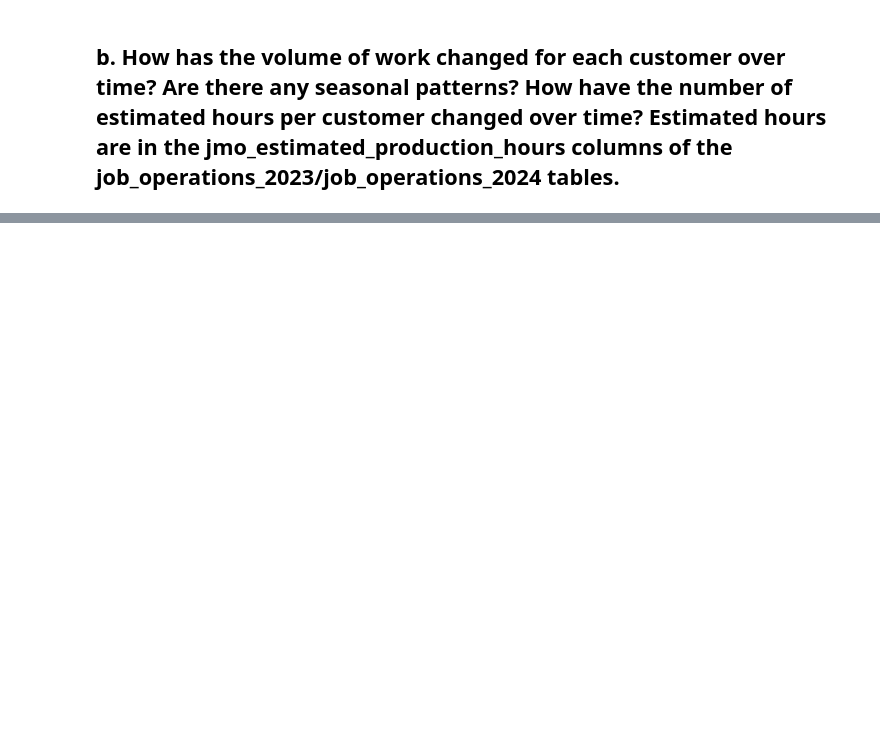
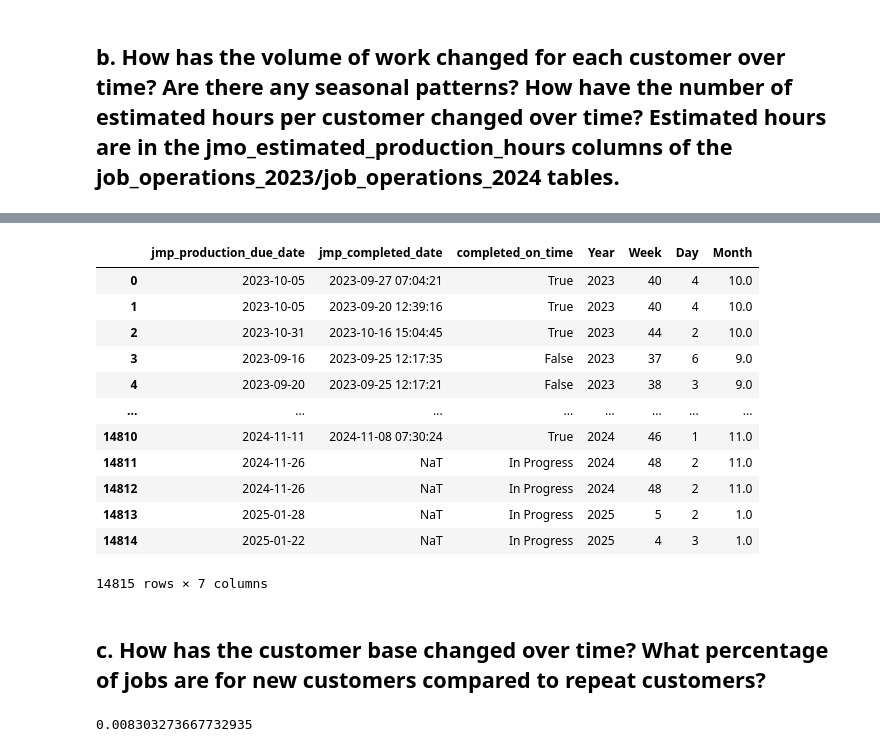
Before and after one commit to NSS-Full-Time-Data-Analytics-14/metal-fabrication-nutter_butter, a Jupyter notebook: metal.ipynb, the cells around one changed output, grey strips where cells are left out. Drawn from its saved outputs; the diff is of its cells as text; code cells hidden in the pictures; blank space fills up the shorter version.

```diff
--- a/metal.ipynb
+++ b/metal.ipynb
@@ -329,0 +167,9 @@ KeyError: 'Column not found: jmo_estimated_production_hours'
+# %%
+query4_2 = """SELECT
+            smp_shipment_id,
+            smp_ship_date
+            FROM shipments"""
+
+with engine.connect() as connection:
+    shipments= pd.read_sql(text(query4_2), con = connection)
+shipments
@@ -329,0 +200,24 @@ KeyError: 'Column not found: jmo_estimated_production_hours'
+# %%
+on_time['completed_on_time']=''
+# %%
+for index, row in on_time.iterrows():
+    if row['jmp_production_due_date'] > today:
+       on_time.loc[index,'completed_on_time'] = 'In Progress'
+    elif row['jmp_completed_date'] <= row['jmp_production_due_date']:
+       on_time.loc[index,'completed_on_time'] = 'True'
+    else: on_time.loc[index, 'completed_on_time']= 'False'
+on_time
+# %% [output]
+|  | jmp_production_due_date | jmp_completed_date | completed_on_time | Year | Week | Day | Month |
+| 0 | 2023-10-05 | 2023-09-27 07:04:21 | True | 2023 | 40 | 4 | 10.0 |
+| 1 | 2023-10-05 | 2023-09-20 12:39:16 | True | 2023 | 40 | 4 | 10.0 |
+| 2 | 2023-10-31 | 2023-10-16 15:04:45 | True | 2023 | 44 | 2 | 10.0 |
+| 3 | 2023-09-16 | 2023-09-25 12:17:35 | False | 2023 | 37 | 6 | 9.0 |
+| 4 | 2023-09-20 | 2023-09-25 12:17:21 | False | 2023 | 38 | 3 | 9.0 |
+| ... | ... | ... | ... | ... | ... | ... | ... |
+| 14810 | 2024-11-11 | 2024-11-08 07:30:24 | True | 2024 | 46 | 1 | 11.0 |
+| 14811 | 2024-11-26 | NaT | In Progress | 2024 | 48 | 2 | 11.0 |
+| 14812 | 2024-11-26 | NaT | In Progress | 2024 | 48 | 2 | 11.0 |
+| 14813 | 2025-01-28 | NaT | In Progress | 2025 | 5 | 2 | 1.0 |
+| 14814 | 2025-01-22 | NaT | In Progress | 2025 | 4 | 3 | 1.0 |
+14815 rows × 7 columns
@@ -329,0 +254,2 @@ KeyError: 'Column not found: jmo_estimated_production_hours'
+# %% [markdown]
+## c. How has the customer base changed over time? What percentage of jobs are for new customers compared to repeat customers?
@@ -329,0 +270,6 @@ KeyError: 'Column not found: jmo_estimated_production_hours'
+# %%
+true = customers.loc[customers['First Time']==True]
+false = customers.loc[customers['First Time']==False]
+len(true.index)/len(false.index)
+# %% [output]
+0.008303273667732935
```
Also changed, not shown: parts of 48 cells of this notebook.
